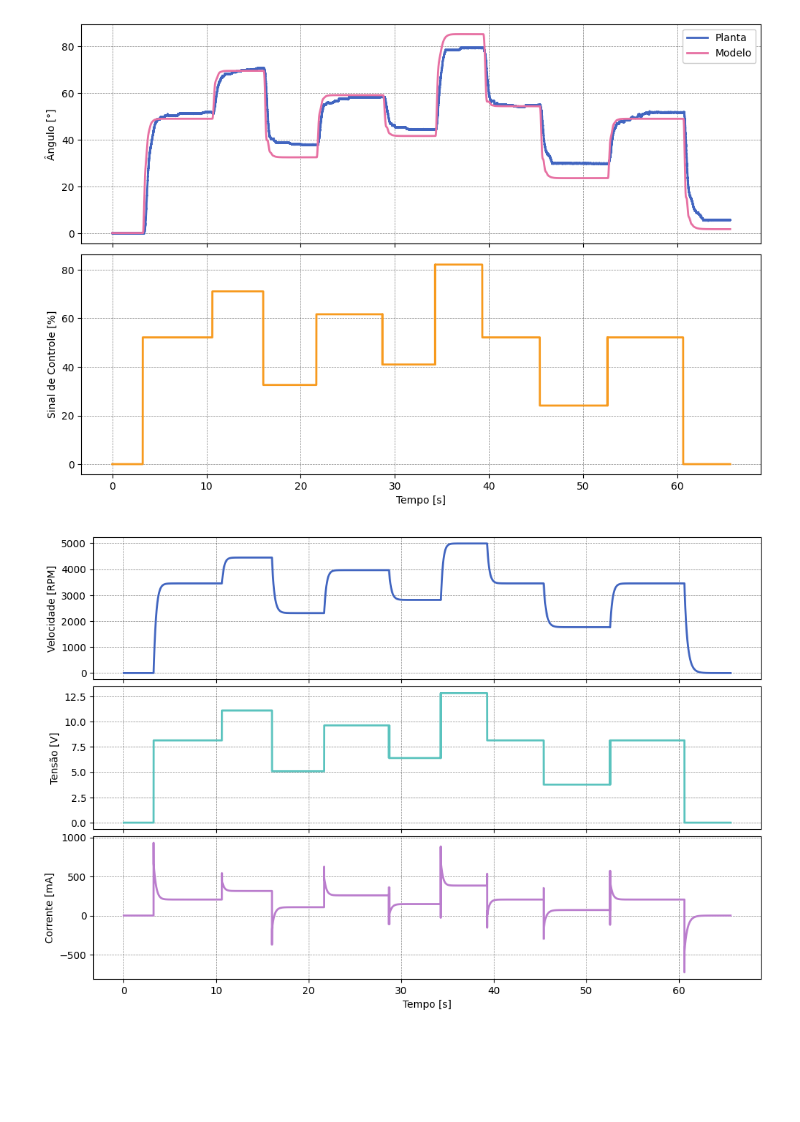
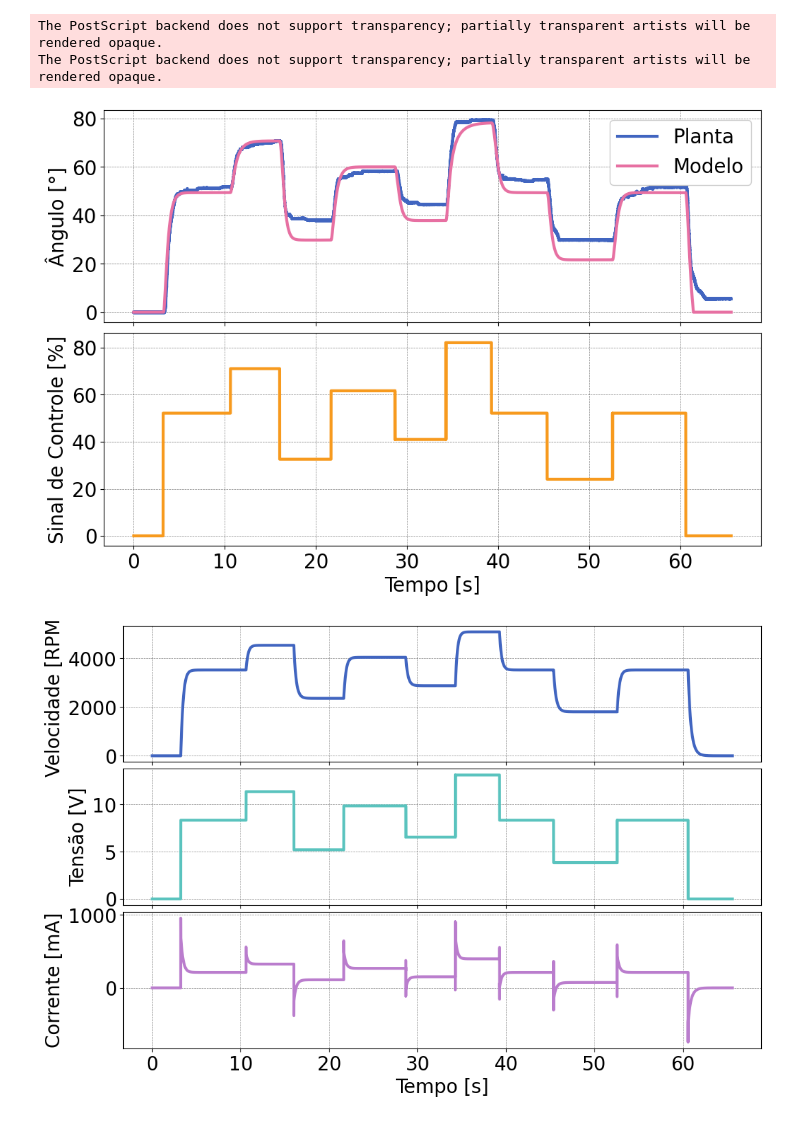
Before and after one commit to ErickNMA/LCD, a Jupyter notebook: ensaios_planta/fan-plate_SIM.ipynb, the cells around one changed output. Saved outputs shown, nothing was run; the diff lists cells and outputs as text; code cells hidden in the pictures; blank space fills up the shorter version.

```diff
--- a/ensaios_planta/fan-plate_SIM.ipynb
+++ b/ensaios_planta/fan-plate_SIM.ipynb
@@ -13,8 +13,8 @@ plt.style.use([
     'grid',
     'retro'
 ])
-plt.rcParams['lines.linewidth'] = 2
-plt.rcParams['font.size'] = 10
+plt.rcParams['lines.linewidth'] = 3
+plt.rcParams['font.size'] = 20
 plt.rcParams['figure.figsize'] = (12, 8)
 # %%
 #Dados da planta:
@@ -22,7 +24,7 @@ degma = np.loadtxt('degma2.txt')            #tempo  angulo  ref usig
 degma = [(degma[:, 0]-degma[0][0]), degma[:, 1], degma[:, 2], degma[:, 3]]
 # %%
 class FANPLATE():
-    def __init__(self, La, Ra, kaphi, Jm, Bm1, Bm2, ku1, ku2, ku3, Jp, Bp0, Bp1, m, g, l):
+    def __init__(self, La, Ra, kaphi, Jm, Bm1, Bm2, ku1, ku2, ku3, ku4, Jp, Bp0, Bp1, m, g, l):
         #Associação dos parâmetros do modelo:
         self.La = La
         self.Ra = Ra
@@ -33,6 +35,7 @@ class FANPLATE():
         self.ku1 = ku1
         self.ku2 = ku2
         self.ku3 = ku3
+        self.ku4 = ku4
         self.Jp = Jp
         self.Bp0 = Bp0
         self.Bp1 = Bp1
@@ -49,7 +52,7 @@ class FANPLATE():
 
     def model_update(self, PWM, T):
         #Ajuste de tensão para PWM percentual:
-        self.Vt = PWM*12.8/82
+        self.Vt = PWM*16/100
         #Diferencial de corrente:
         dIa = ((self.Vt/self.La)-(self.Ra*self.Ia/self.La)-(self.kaphi*self.w/self.La))
         #Integrando a corrente:
@@ -59,9 +62,9 @@ class FANPLATE():
         #Integrando a velocidade do motor:
         self.w += dw*T
         #Sinal de atuação na placa:
-        u = ((self.ku1*self.w) + (self.ku2*(self.w**2)) + (self.ku3*(self.w**3)))
+        u = ((self.ku1*self.w) + (self.ku2*(self.w**2)) + (self.ku3*(self.w**3)) + (self.ku4*(self.w**4)))
         #Diferencial de velocidade da placa:
-        ddth = ((u/self.Jp) - (self.Bp1*self.dth/self.Jp) - (self.Bp0*(abs(self.dth+1e-12)/(self.dth+1e-12))/self.Jp) - (self.m*self.g*self.l*np.sin(self.th)/self.Jp))
+        ddth = ((u/self.Jp) - (self.Bp1*self.dth/self.Jp) - (self.Bp0/self.Jp) - (self.m*self.g*self.l*np.sin(self.th)/self.Jp))
         #Integrando a velocidade da placa:
         self.dth += ddth*T
         #Integrando a posição da placa:
@@ -80,12 +83,13 @@ fp = FANPLATE(
     Jm=8.62e-6,
     Bm1=3.02e-6,
     Bm2=1.63e-8,
-    ku1=6.64e-5,
-    ku2=2.19e-7,
-    ku3=-3.17e-10,
-    Jp=4.8e-4/5,
-    Bp0=1.4e-3,
-    Bp1=1e-3,
+    ku1=2.75e-4,
+    ku2=-8.98e-7,
+    ku3=2.09e-9,
+    ku4=-1.82e-12,
+    Jp=4.8e-4/20,
+    Bp0=1.4e-3*10,
+    Bp1=1e-3*10,
     m=72e-3,
     g=9.81,
     l=68e-3
@@ -93,14 +97,14 @@ fp = FANPLATE(
 
 #Vetor de tempo:
 #time = np.arange(0, 3, 1e-3)
-time = degma[0]
+time = (degma[0])
 
 #Vetor de sinal de controle:
 #pwm = 100*np.ones(time.shape)
-pwm = degma[3]
+pwm = (degma[3])
 
 #Ângulo da planta:
-ang = degma[1]
+ang = (degma[1])
 
 #Listas vazias para armazenar os dados:
 th = [0]
@@ -117,40 +121,48 @@ for i in range(1, len(time)):
     vt.append(fp.Vt)
 
 #Conversão dos dados:
 th = np.degrees(np.array(th))
 vt = np.array(vt)
 ia = np.array(ia)
 w = np.array(w)
 
+#Decupagem dos dados:
+start = 0
+end = -1
+delay = 0
+offset = -0
+
 #Plot:
 plt.subplots(2, 1, sharex=True)
 plt.subplots_adjust(hspace=0.05)
 plt.subplot(2, 1, 1)
-plt.plot(time, ang, label='Planta')
-plt.plot(time, th, label='Modelo')
+plt.plot(time[start+int(delay*1e3):end+int(delay*1e3)]-delay-(start*1e-3), ang[start+int(delay*1e3):end+int(delay*1e3)]+offset, label='Planta')
+plt.plot(time[start:end]-(start*1e-3), th[start:end], label='Modelo')
 plt.ylabel('Ângulo [°]')
 plt.legend()
 plt.subplot(2, 1, 2)
-plt.plot(time, pwm, color='C4')
+plt.plot(time[start:end]-(start*1e-3), pwm[start:end], color='C4')
 plt.ylabel('Sinal de Controle [%]')
 plt.xlabel('Tempo [s]')
-plt.show()
+plt.savefig(f'curves/degma-plate.eps', dpi=600, transparent=True, bbox_inches='tight')
 
 #Plot:
 plt.subplots(3, 1, sharex=True)
 plt.subplots_adjust(hspace=0.05)
 plt.subplot(3, 1, 1)
-plt.plot(time, w*60/(2*np.pi))
+plt.plot(time[start:end]-(start*1e-3), w[start:end]*60/(2*np.pi))
 plt.ylabel('Velocidade [RPM]')
 plt.subplot(3, 1, 2)
-plt.plot(time, vt, color='C2')
+plt.plot(time[start:end]-(start*1e-3), vt[start:end], color='C2')
 plt.ylabel('Tensão [V]')
 plt.xlabel('Tempo [s]')
 plt.subplot(3, 1, 3)
-plt.plot(time, ia*1e3, color='C5')
+plt.plot(time[start:end]-(start*1e-3), ia[start:end]*1e3, color='C5')
 plt.ylabel('Corrente [mA]')
 plt.xlabel('Tempo [s]')
-plt.show()
+plt.savefig(f'curves/degma-mot.eps', dpi=600, transparent=True, bbox_inches='tight')
 # %% [output]
+The PostScript backend does not support transparency; partially transparent artists will be rendered opaque.
+The PostScript backend does not support transparency; partially transparent artists will be rendered opaque.
-[figure, old version]
+[figure, new version]
-[figure, old version]
+[figure, new version]
```
Also changed, not shown: parts of 1 cell of this notebook, 34 other files.
